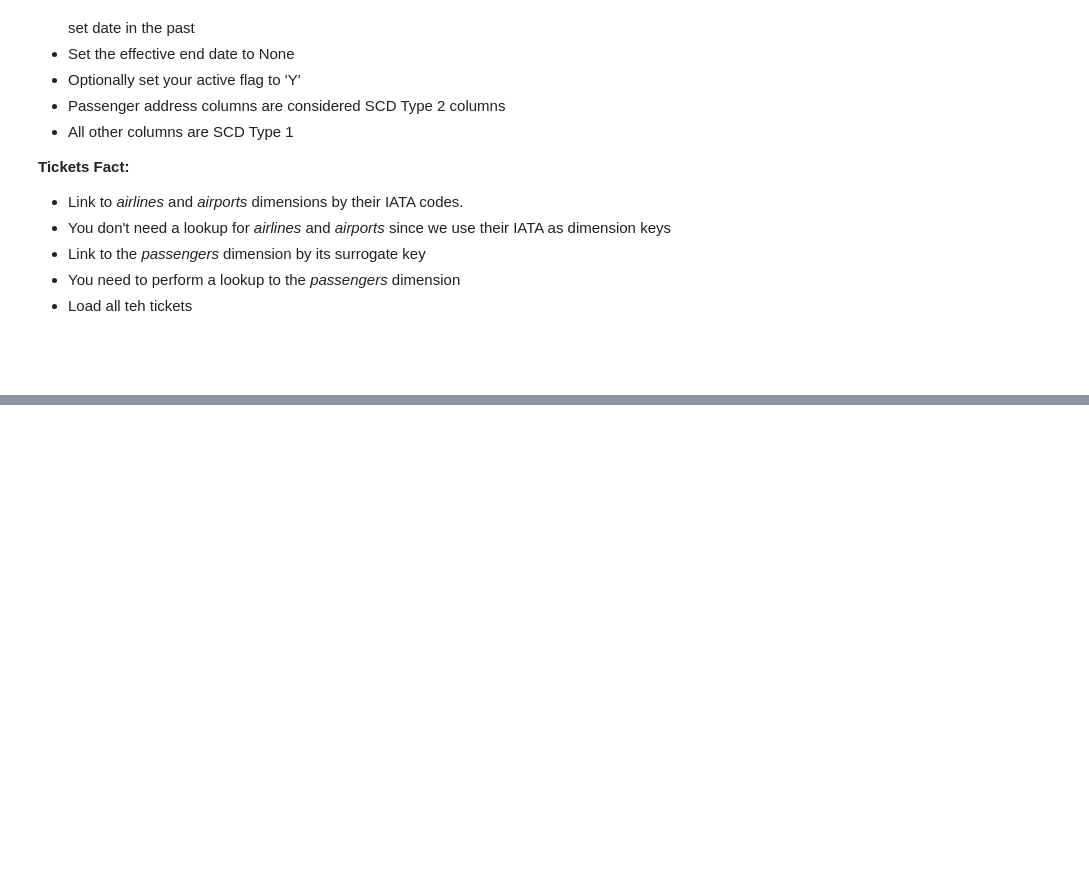
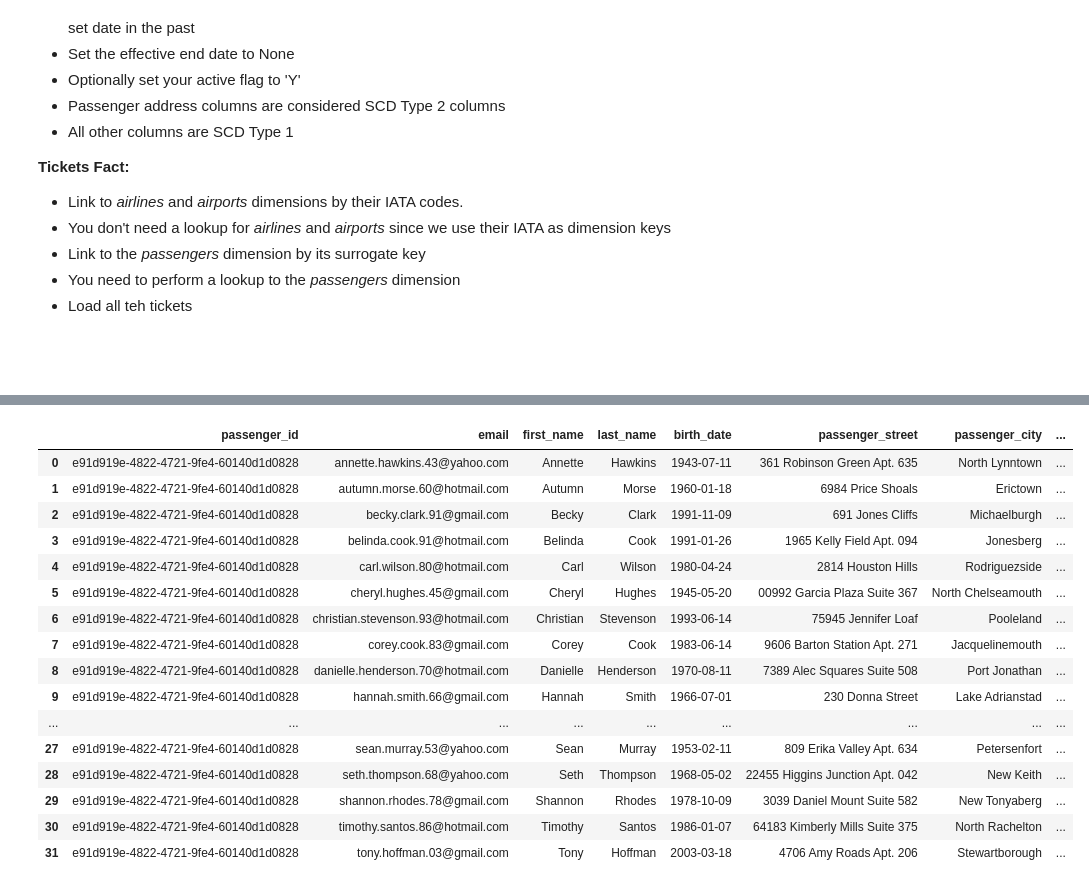
Before and after one commit to rgiosa10/data-modeling-cr, a Jupyter notebook: main.ipynb, the cells around one changed output, grey strips where cells are left out. Saved outputs shown, nothing was run; the diff lists cells and outputs as text; code cells hidden in the pictures; blank space fills up the shorter version.

```diff
--- a/main.ipynb
+++ b/main.ipynb
@@ -282,3 +292,53 @@ display(airports_df)
 | MDQ | Ástor Piazzola International Airport | Mar Del Plata | Argentina | SAZM | -37.93 | -57.57 | ... |
 | URC | Ürümqi Diwopu International Airport | Urumqi | China | ZWWW | 43.91 | 87.47 | ... |
 386 rows × 8 columns
+# %%
+import uuid
+
+pngr_df = df
+
+pngr_cols_names = ['email','first_name','last_name', 'birth_date', 'street','city','state','zip',]
+pngr_cols = ['passenger.' + col for col in pngr_cols_names]
+
+# get unique passengers
+pngr_df = pngr_df.groupby(pngr_cols).all()
+pngr_df = pngr_df.reset_index().loc[:, pngr_cols]
+
+pngr_df = pngr_df.rename(columns={
+    'passenger.email': 'email',
+    'passenger.first_name':'first_name',
+    'passenger.last_name':'last_name',
+    'passenger.birth_date':'birth_date',
+    'passenger.street':'passenger_street',
+    'passenger.city':'passenger_city',
+    'passenger.state':'passenger_state',
+    'passenger.zip':'passenger_zip',
+    })
+
+# create UUIDs
+pngr_df.insert(0,'passenger_id', uuid.uuid4())
+
+# create effective_start_date and effective_end_date col created
+pngr_df['effective_start_date'] = "2001-01-01"
+pngr_df['effective_end_date'] = None
+
+
+display(pngr_df)
+# %% [output]
+|  | passenger_id | email | first_name | last_name | birth_date | passenger_street | passenger_city | ... |
+| 0 | e91d919e-4822-4721-9fe4-60140d1d0828 | annette.hawkins.43@yahoo.com | Annette | Hawkins | 1943-07-11 | 361 Robinson Green Apt. 635 | North Lynntown | ... |
+| 1 | e91d919e-4822-4721-9fe4-60140d1d0828 | autumn.morse.60@hotmail.com | Autumn | Morse | 1960-01-18 | 6984 Price Shoals | Erictown | ... |
+| 2 | e91d919e-4822-4721-9fe4-60140d1d0828 | becky.clark.91@gmail.com | Becky | Clark | 1991-11-09 | 691 Jones Cliffs | Michaelburgh | ... |
+| 3 | e91d919e-4822-4721-9fe4-60140d1d0828 | belinda.cook.91@hotmail.com | Belinda | Cook | 1991-01-26 | 1965 Kelly Field Apt. 094 | Jonesberg | ... |
+| 4 | e91d919e-4822-4721-9fe4-60140d1d0828 | carl.wilson.80@hotmail.com | Carl | Wilson | 1980-04-24 | 2814 Houston Hills | Rodriguezside | ... |
+| 5 | e91d919e-4822-4721-9fe4-60140d1d0828 | cheryl.hughes.45@gmail.com | Cheryl | Hughes | 1945-05-20 | 00992 Garcia Plaza Suite 367 | North Chelseamouth | ... |
+| 6 | e91d919e-4822-4721-9fe4-60140d1d0828 | christian.stevenson.93@hotmail.com | Christian | Stevenson | 1993-06-14 | 75945 Jennifer Loaf | Pooleland | ... |
+| 7 | e91d919e-4822-4721-9fe4-60140d1d0828 | corey.cook.83@gmail.com | Corey | Cook | 1983-06-14 | 9606 Barton Station Apt. 271 | Jacquelinemouth | ... |
+| 8 | e91d919e-4822-4721-9fe4-60140d1d0828 | danielle.henderson.70@hotmail.com | Danielle | Henderson | 1970-08-11 | 7389 Alec Squares Suite 508 | Port Jonathan | ... |
+| 9 | e91d919e-4822-4721-9fe4-60140d1d0828 | hannah.smith.66@gmail.com | Hannah | Smith | 1966-07-01 | 230 Donna Street | Lake Adrianstad | ... |
+| ... | ... | ... | ... | ... | ... | ... | ... | ... |
+| 27 | e91d919e-4822-4721-9fe4-60140d1d0828 | sean.murray.53@yahoo.com | Sean | Murray | 1953-02-11 | 809 Erika Valley Apt. 634 | Petersenfort | ... |
+| 28 | e91d919e-4822-4721-9fe4-60140d1d0828 | seth.thompson.68@yahoo.com | Seth | Thompson | 1968-05-02 | 22455 Higgins Junction Apt. 042 | New Keith | ... |
+| 29 | e91d919e-4822-4721-9fe4-60140d1d0828 | shannon.rhodes.78@gmail.com | Shannon | Rhodes | 1978-10-09 | 3039 Daniel Mount Suite 582 | New Tonyaberg | ... |
+| 30 | e91d919e-4822-4721-9fe4-60140d1d0828 | timothy.santos.86@hotmail.com | Timothy | Santos | 1986-01-07 | 64183 Kimberly Mills Suite 375 | North Rachelton | ... |
+| 31 | e91d919e-4822-4721-9fe4-60140d1d0828 | tony.hoffman.03@gmail.com | Tony | Hoffman | 2003-03-18 | 4706 Amy Roads Apt. 206 | Stewartborough | ... |
```
Also changed, not shown: parts of 8 cells of this notebook, 1 other file.
